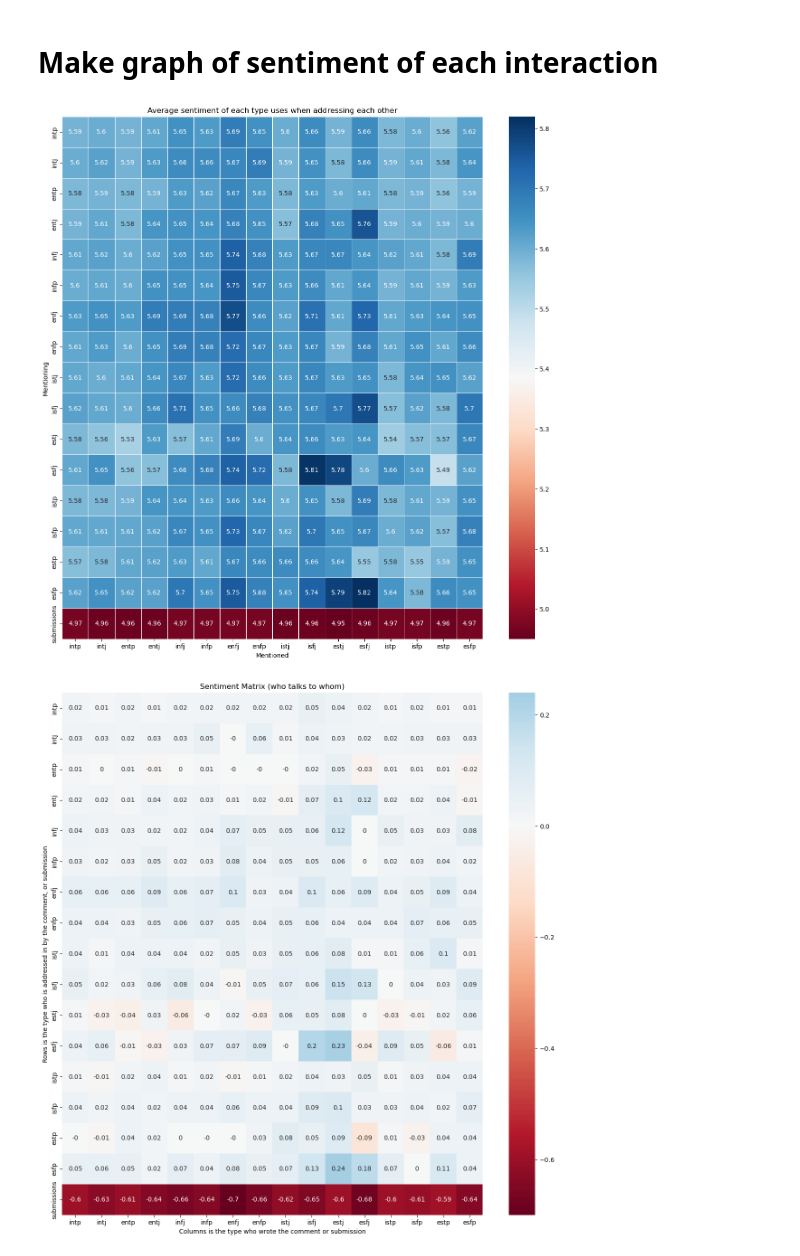
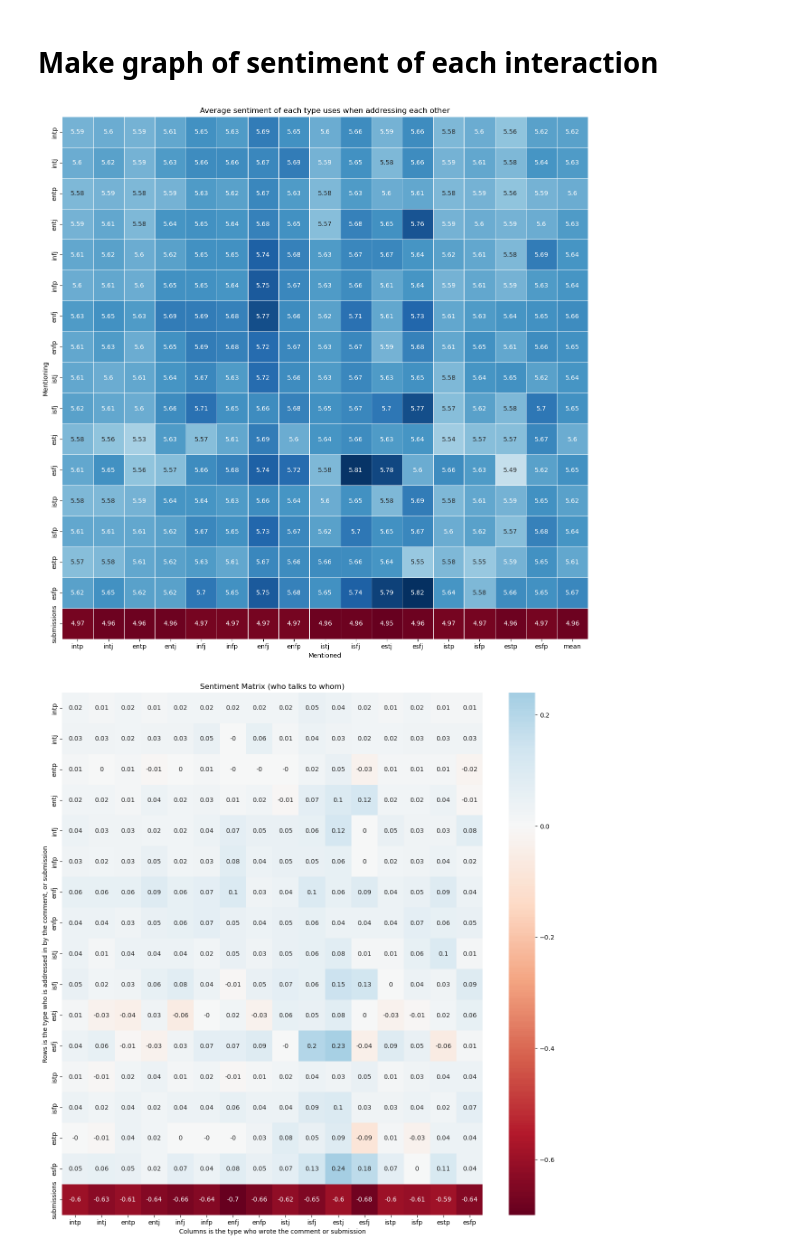
Before and after one commit to luchsonice/MBTI, a Jupyter notebook: 4_text_anlysis_graph.ipynb, the cells around one changed output. Cells and saved outputs as stored; diff of their text form; code cells hidden in the pictures.

```diff
--- a/4_text_anlysis_graph.ipynb
+++ b/4_text_anlysis_graph.ipynb
@@ -356,27 +358,29 @@ for flair in flair_list:
 # %%
 # plot mention matrix
 import seaborn as sns
 import matplotlib.pyplot as plt
 
 mention_matrix = pd.DataFrame.from_dict(sentiment_dict)
 
 #Subtract mean sentiment of each flair from each cell
 #for flair in flair_list:
 #    mention_matrix[flair] = mention_matrix[flair] - sentiment_list[flair_list.index(flair)]
 
+#add mean column
+mention_matrix["mean"] = mention_matrix.mean(axis=1)
 
 mention_matrix = mention_matrix.round(2)
 
 plt.figure(figsize=(15,15))
 
-sns.heatmap(mention_matrix, annot=True, fmt='g', cmap='RdBu', linewidth=.5)
+sns.heatmap(mention_matrix, annot=True, fmt='g', cmap='RdBu', linewidth=.5,cbar = False)
 plt.title('Average sentiment of each type uses when addressing each other')
 plt.xlabel('Mentioned')
 plt.ylabel('Mentioning')
 
 plt.show()
 # %% [output]
-[figure, old version]
+[figure, new version]
 # %%
 # plot mention matrix
 import seaborn as sns
```
Also changed, not shown: parts of 5 cells of this notebook, 2 other files.
